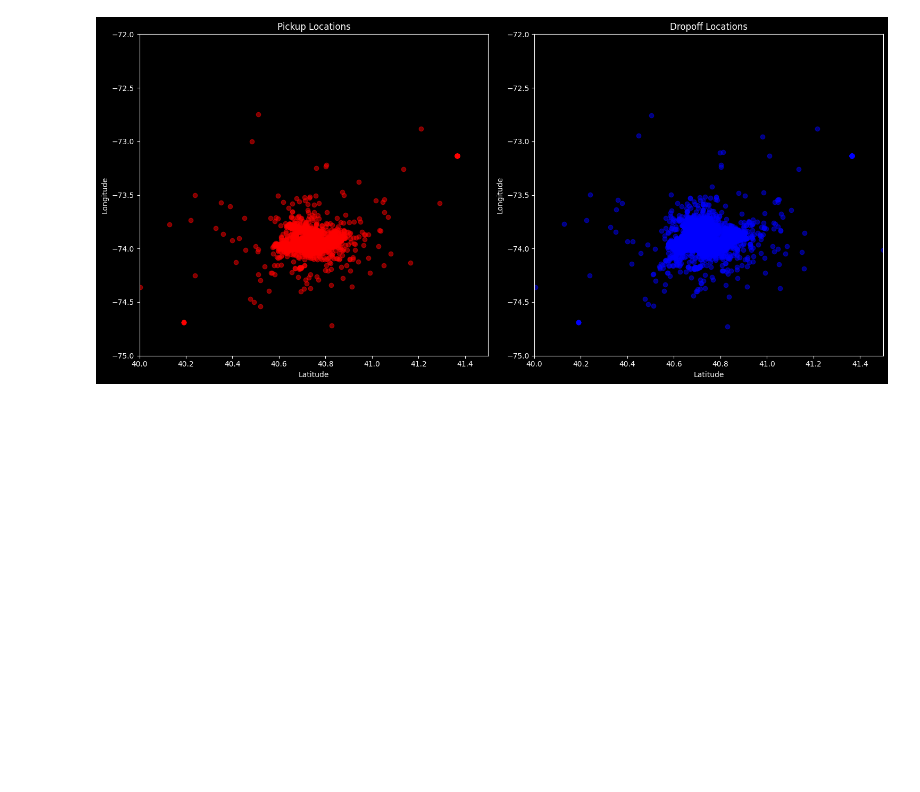
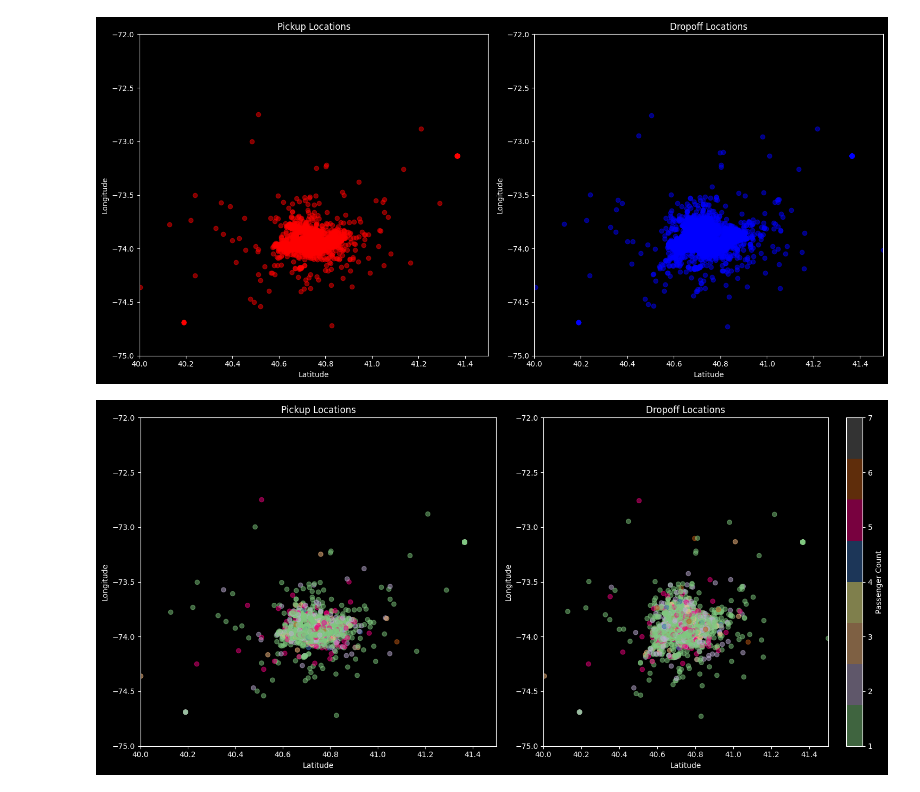
Before and after one commit to BKAPADIA04/Farely, a Jupyter notebook: codes/eda.ipynb, the cells around one changed output. Drawn from its saved outputs; the diff is of its cells as text; code cells hidden in the pictures; blank space fills up the shorter version.

Commit message:
Latitude and Longtude Analysis Done

```diff
--- a/codes/eda.ipynb
+++ b/codes/eda.ipynb
@@ -213,3 +233,28 @@ plt.tight_layout()
 plt.show()
 # %% [output]
 [figure]
+# %%
+fig, axs = plt.subplots(1, 2, figsize=(15, 7))
+
+# First subplot for pickup locations
+axs[0].scatter(x = df['pickup_latitude'], y = df['pickup_longitude'], c=df['passenger_count'], cmap='Accent', alpha=0.5,vmin=1, vmax=7)
+axs[0].set_xlim(40, 41.5)
+axs[0].set_ylim(-75, -72)
+axs[0].set_title('Pickup Locations')
+axs[0].set_xlabel('Latitude')
+axs[0].set_ylabel('Longitude')
+
+# Second subplot for dropoff locations
+sc = axs[1].scatter(x = df['dropoff_latitude'], y = df['dropoff_longitude'], c=df['passenger_count'], cmap='Accent', alpha=0.5,vmin=1, vmax=7)
+axs[1].set_xlim(40, 41.5)
+axs[1].set_ylim(-75, -72)
+axs[1].set_title('Dropoff Locations')
+axs[1].set_xlabel('Latitude')
+axs[1].set_ylabel('Longitude')
+
+cbar = plt.colorbar(sc, ax=axs[1])
+cbar.set_label('Passenger Count')
+plt.tight_layout()
+plt.show()
+# %% [output]
+[figure, added]
```
Also changed, not shown: parts of 27 cells of this notebook, 2 other files.
